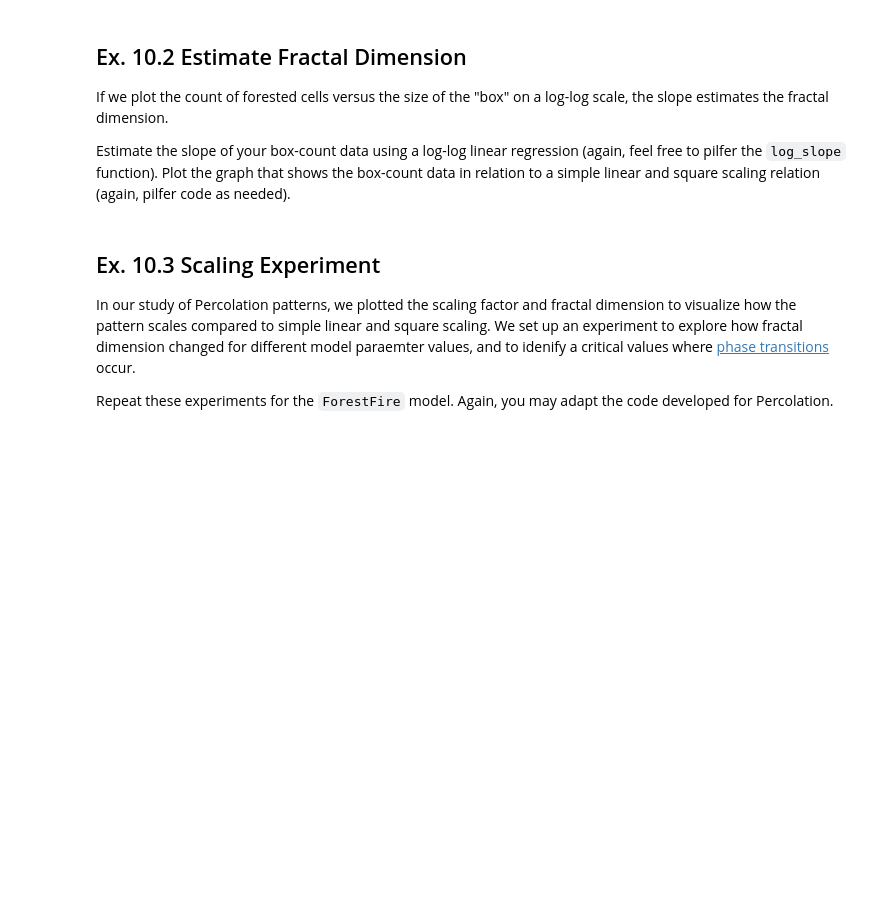
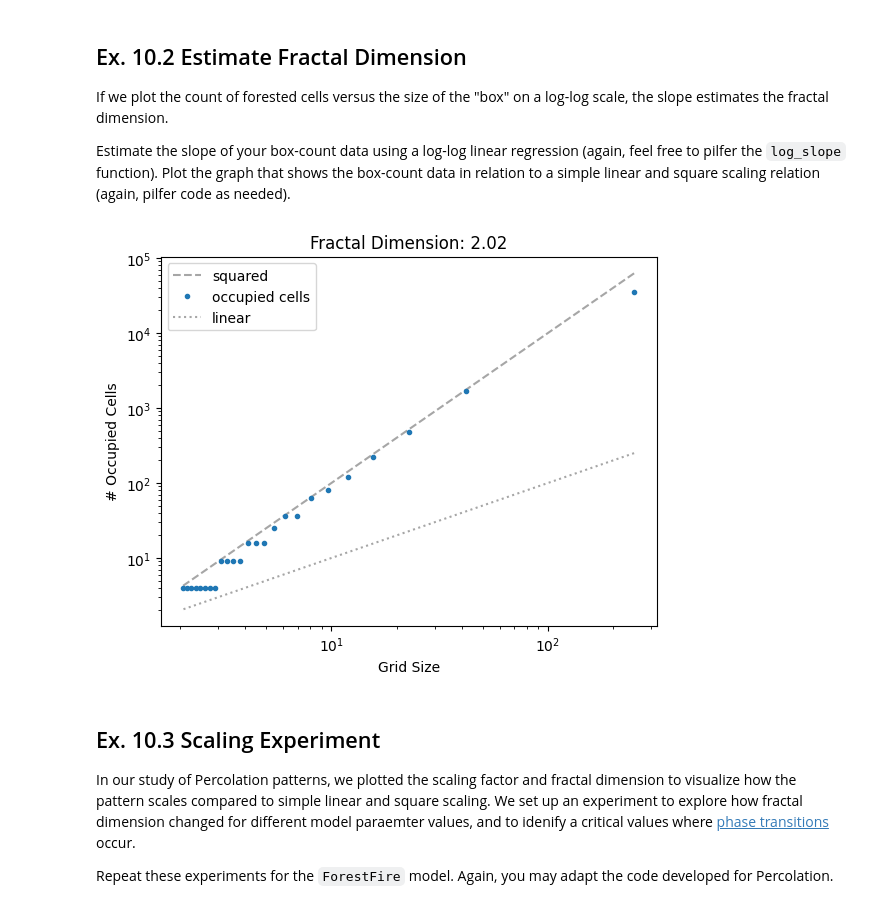
Before and after one commit to NicolasManuelKoch/cap-comp215, a Jupyter notebook: lab9_.ipynb, the cells around one changed output. Drawn from its saved outputs; the diff is of its cells as text; code cells hidden in the pictures; blank space fills up the shorter version.

```diff
--- a/lab9_.ipynb
+++ b/lab9_.ipynb
@@ -557,3 +580,36 @@ Plot the graph that shows the box-count data in relation to a simple linear and
+# %%
+# Ex. 10.2 here
+from scipy.stats import linregress
+
+#Credit: Code taken from week.5.ipynb "Fractal Dimension of a Percolation Cluster"
+
+def log_slope(xs, ys):
+    """ Estimate the slope of log-space plot of data points using linear regression """
+    slope,*_ = linregress(np.log(xs), np.log(ys))
+    return slope
+
+def plot_scaling(fire1):
+    """
+    Plot how the number of occupied cells in the given fire1 model scales
+    Compare this plot to linear and squared scaling factors
+    """
+    calibres = np.array(range(2, (fire1.array.shape[0]//2), 10))
+    occupied_counts = np.array([box_count(fire1.array, calibre) for calibre in calibres])
+    xs = fire1.array.shape[0] / calibres  # xs are the number of grid squares so they scale in same direction as counts
+
+    line_options = dict(linestyle='dashed', color='gray', alpha=0.7)
+    line_options2 = dict(linestyle='dotted', color='gray', alpha=0.7)
+    plt.plot(xs, xs**2, label='squared', **line_options)              # y =  x**2
+    plt.plot(xs, occupied_counts, '.', label=f'occupied cells')             # y = 1 / occupied cell count for window size x
+    plt.plot(xs, xs, label='linear', **line_options2)                 # y = x
+
+    title = f'Fractal Dimension: {log_slope(xs, occupied_counts):0.2f}'
+    plt.gca().set(title=title, xlabel='Grid Size', ylabel='# Occupied Cells', xscale='log', yscale='log')
+    plt.legend()
+
+plot_scaling(fire1)
+# %% [output]
+[figure, added]
 # %% [markdown]
 ## Ex. 10.3  Scaling Experiment
 
```
Also changed, not shown: parts of 12 cells of this notebook.
